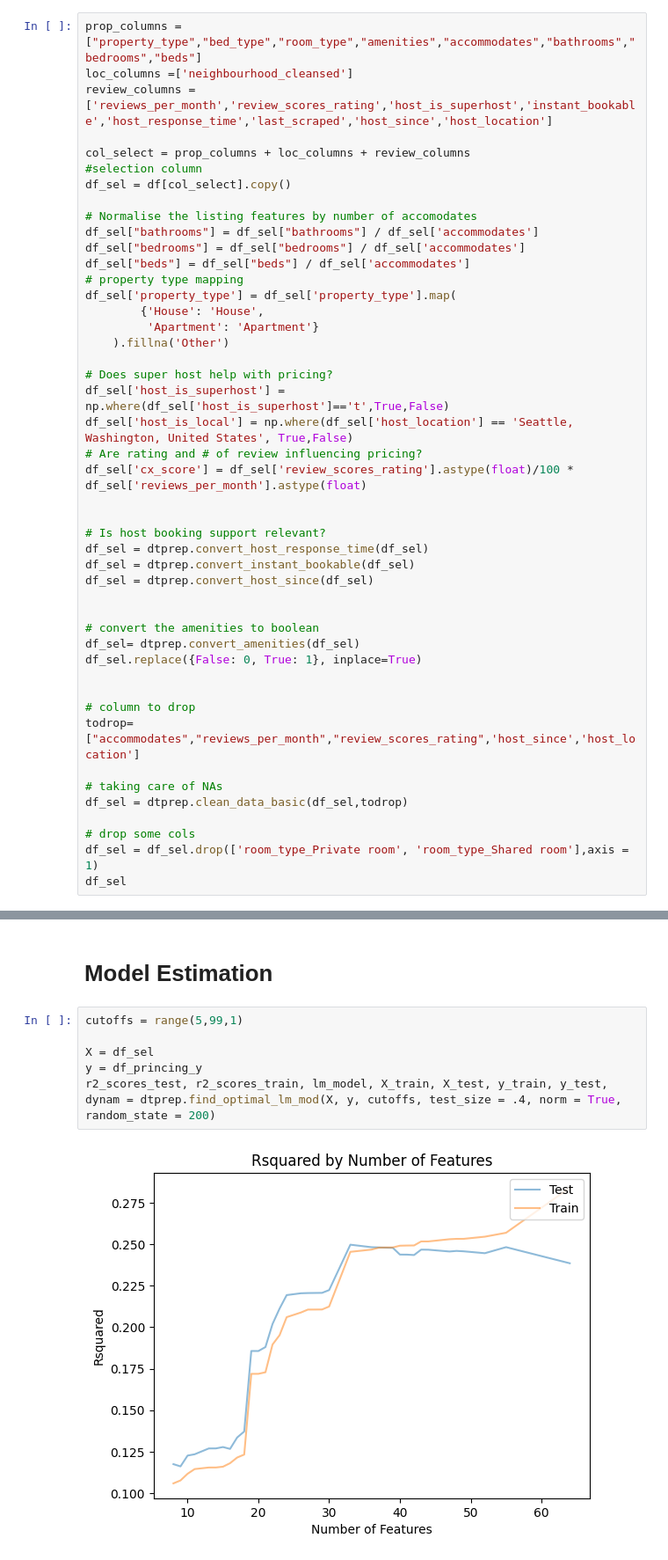
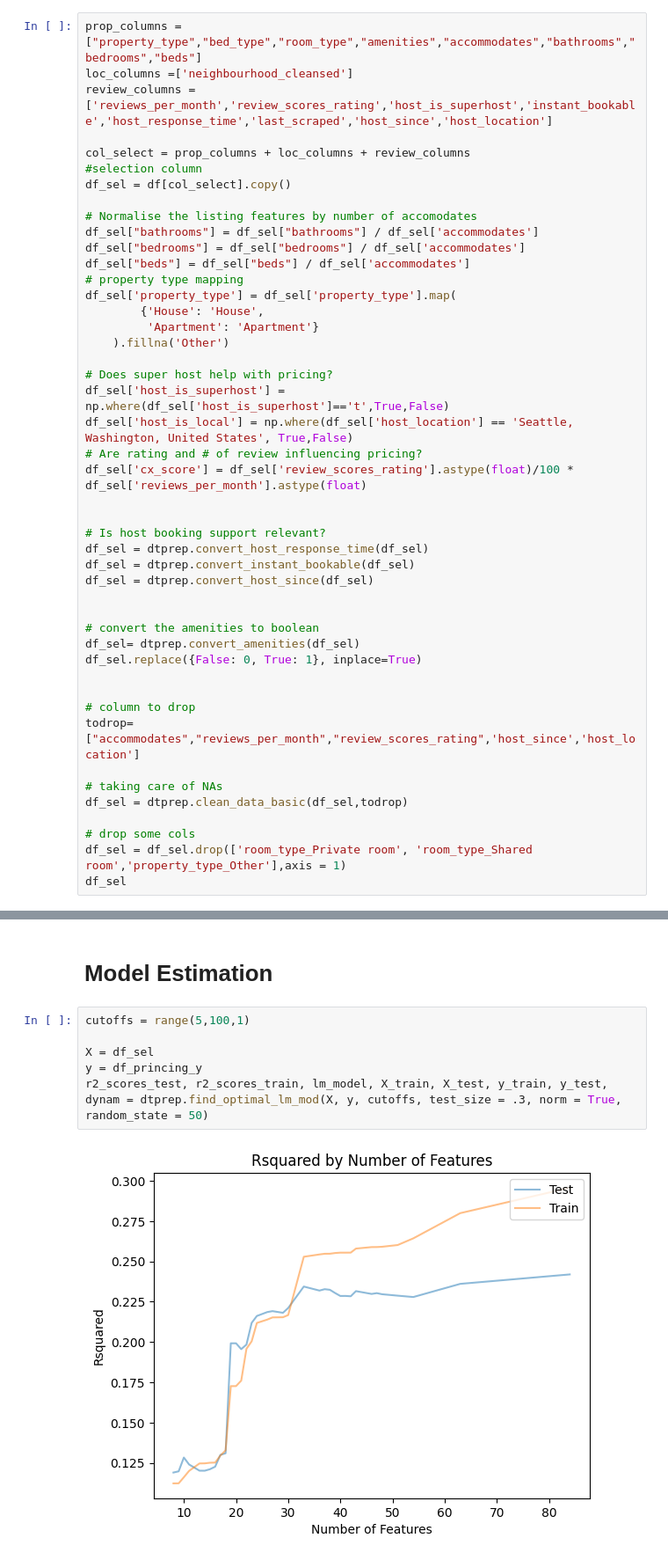
Before and after one commit to aeusepi/AirBnB_Project, a Jupyter notebook: AirBnbSeattle.ipynb, the cells around one changed output, grey strips where cells are left out. Shown at 88% size. Drawn from its saved outputs; the diff is of its cells as text.

```diff
--- a/AirBnbSeattle.ipynb
+++ b/AirBnbSeattle.ipynb
@@ -417,7 +405,7 @@ todrop= ["accommodates","reviews_per_month","review_scores_rating",'host_since',
 df_sel = dtprep.clean_data_basic(df_sel,todrop)
 
 # drop some cols
-df_sel = df_sel.drop(['room_type_Private room', 'room_type_Shared room'],axis = 1)
+df_sel = df_sel.drop(['room_type_Private room', 'room_type_Shared room','property_type_Other'],axis = 1)
 df_sel
 # %% [output]
 |  | bathrooms | bedrooms | beds | host_is_superhost | instant_bookable | host_response_time | host_is_local | ... |
@@ -448,13 +437,13 @@ df_sel.filter(regex='property').describe()
 # %% [markdown]
 <h1 id='Part3'> Model Estimation </h1>
 # %%
-cutoffs = range(5,99,1)
+cutoffs = range(5,100,1)
 
 X = df_sel
 y = df_princing_y
-r2_scores_test, r2_scores_train, lm_model, X_train, X_test, y_train, y_test, dynam = dtprep.find_optimal_lm_mod(X, y, cutoffs, test_size = .4, norm = True, random_state = 200)
+r2_scores_test, r2_scores_train, lm_model, X_train, X_test, y_train, y_test, dynam = dtprep.find_optimal_lm_mod(X, y, cutoffs, test_size = .3, norm = True, random_state = 50)
 # %% [output]
-[figure, old version]
+[figure, new version]
 # %%
 #extract coefficients
 %precision %.2f
```
Also changed, not shown: parts of 7 cells of this notebook.
